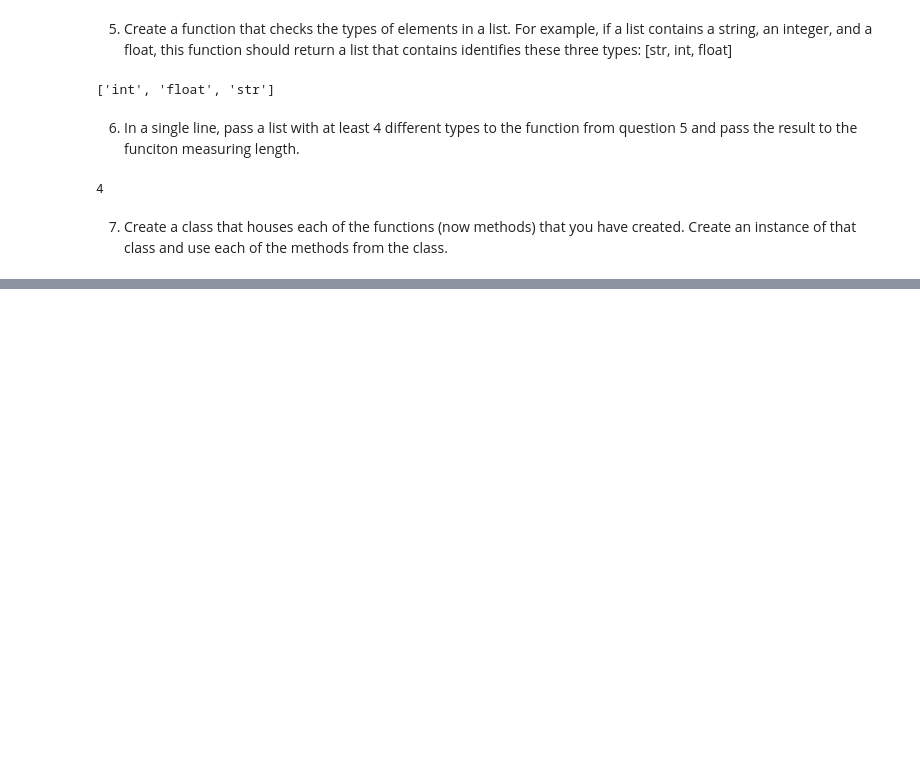
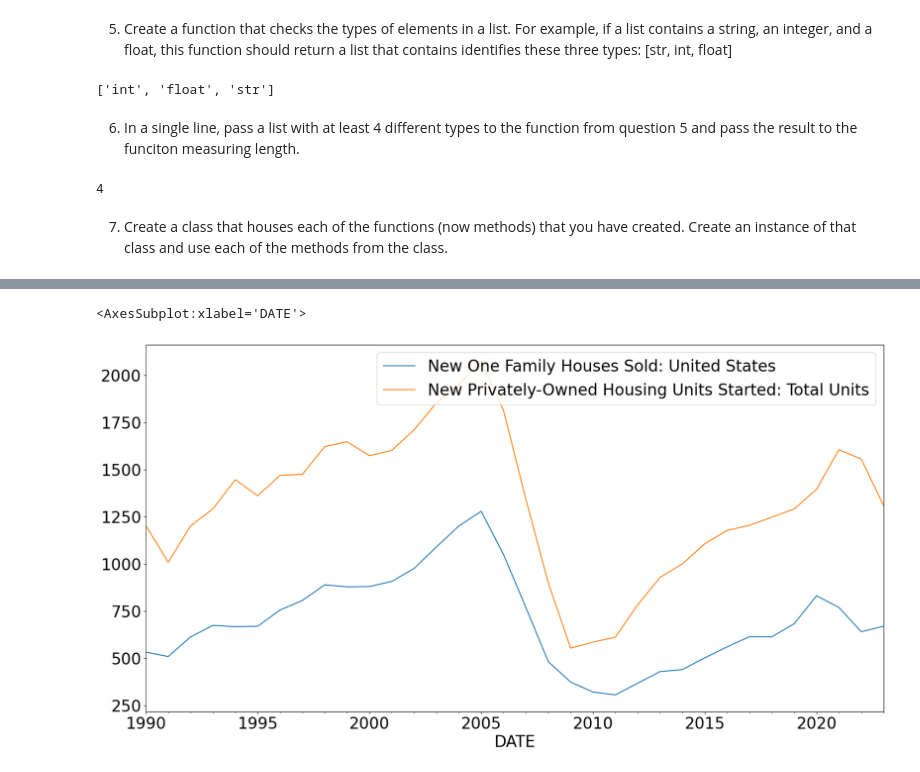
Before and after one commit to AdamPunton/AdamPuntonRepository, a Jupyter notebook: HomeProjects/HW4.ipynb, the cells around one changed output, grey strips where cells are left out. Cells and saved outputs as stored; diff of their text form; code cells hidden in the pictures; blank space fills up the shorter version.

```diff
--- a/HomeProjects/HW4.ipynb
+++ b/HomeProjects/HW4.ipynb
@@ -139,0 +196,9 @@ How has the correlation between each variable changed? Why do you think the corr
+# %%
+data_codes  = {"HOUST",
+               "HSN1F"}
+start = datetime.datetime(1990, 1, 1)
+end = datetime.datetime.today()
+data1 = web.DataReader(data_codes, "fred", start, end).resample("A").mean()
+data1.rename(columns={"HOUST": "New Privately-Owned Housing Units Started: Total Units",
+                      "HSN1F": "New One Family Houses Sold: United States"}, inplace = True)
+data1
@@ -139,0 +224,6 @@ How has the correlation between each variable changed? Why do you think the corr
+# %%
+fig, ax = plt.subplots(figsize = (20,10))
+data1.plot.line(ax=ax)
+# %% [output]
+<AxesSubplot:xlabel='DATE'>
+[figure, added]
```
Also changed, not shown: parts of 17 cells of this notebook, 3 other files.
